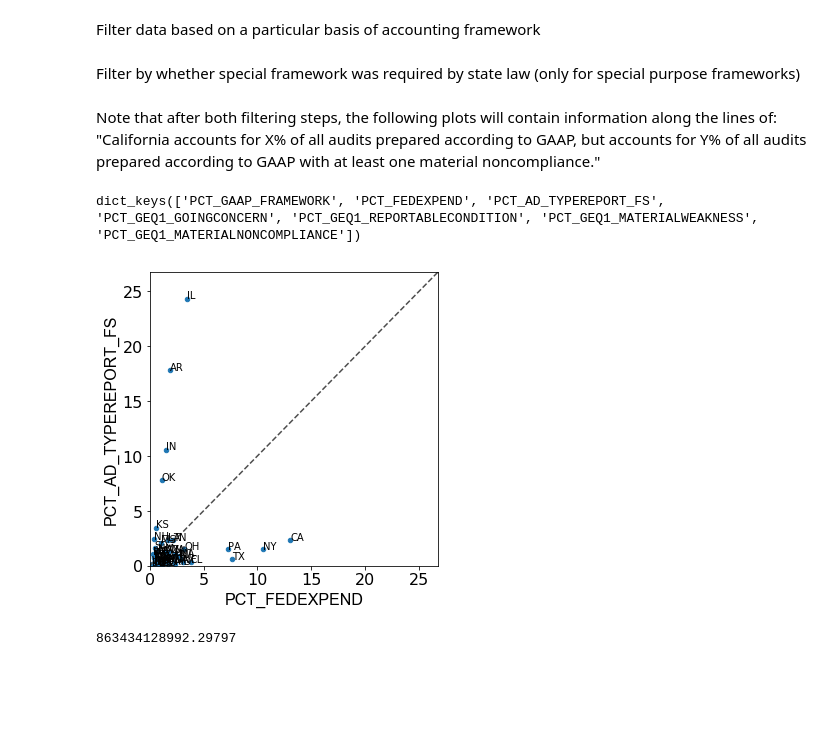
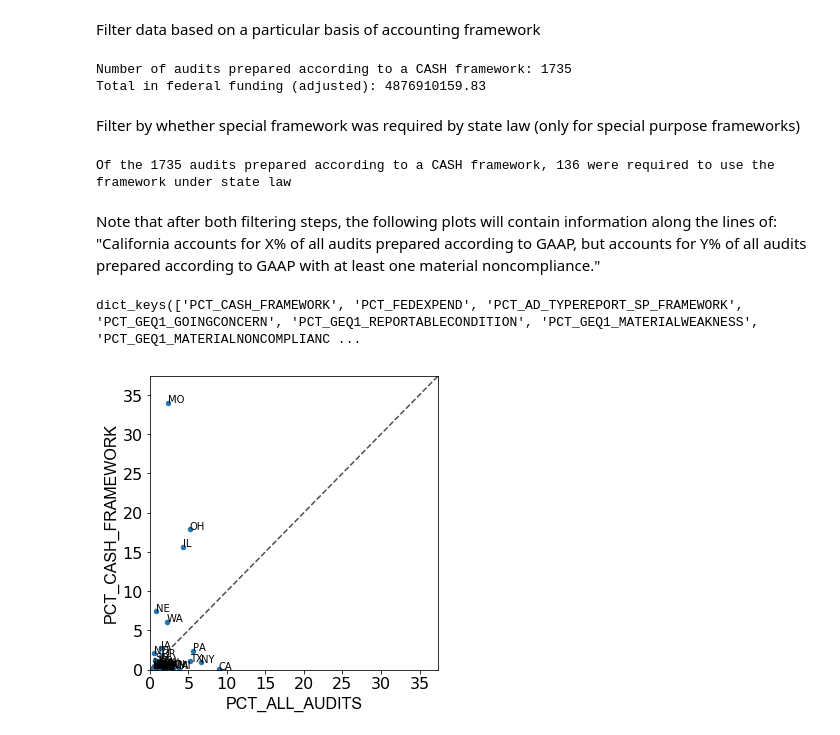
Before and after one commit to ihwang/fac, a Jupyter notebook: general_trends_states.ipynb, the cells around one changed output. Drawn from its saved outputs; the diff is of its cells as text; code cells hidden in the pictures; blank space fills up the shorter version.

```diff
--- a/general_trends_states.ipynb
+++ b/general_trends_states.ipynb
@@ -84,9 +95,17 @@ set(df_analysis['SP_FRAMEWORK'])
 # %% [markdown]
 Filter data based on a particular basis of accounting framework
 # %%
-framework = ''
+framework = 'CASH'
 df_financial = df_analysis[df_analysis['SP_FRAMEWORK'] == framework]
-if framework != '':
-    print('Number of audits prepared according to a %s special framework: %s' %(framework, len(df_financial)))
+
+if framework == '':
+    framework_str = 'GAAP'
+else:
+    framework_str = framework
+print('Number of audits prepared according to a %s framework: %s' %(framework_str, len(df_financial)))
+print('Total in federal funding (adjusted): %s' %df_financial['TOTFEDEXPEND_ADJUSTED'].sum())
+# %% [output]
+Number of audits prepared according to a CASH framework: 1735
+Total in federal funding (adjusted): 4876910159.83
 # %% [markdown]
 Filter by whether special framework was required by state law (only for special purpose frameworks)
@@ -96,3 +112,10 @@ Filter by whether special framework was required by state law (only for special
+# %%
+if framework != '':
+    df_financial_required = df_financial[df_financial['SP_FRAMEWORK_REQUIRED'] == 'Y']
+    print('Of the %s audits prepared according to a %s framework, %s were required to use the framework under state law'
+          %(len(df_financial), framework_str, len(df_financial_required)))
+# %% [output]
+Of the 1735 audits prepared according to a CASH framework, 136 were required to use the framework under state law
 # %% [markdown]
 Note that after both filtering steps, the following plots will contain information along the lines of: "California accounts for X% of all audits prepared according to GAAP, but accounts for Y% of all audits prepared according to GAAP with at least one material noncompliance."
 # %%
@@ -142,8 +165,10 @@ for sortby_fs in [
     'MATERIALNONCOMPLIANCE'
 ]:
     df_state_op = df_financial.groupby('STATE')[sortby_fs].value_counts().sort_index().unstack()
-    if sortby_fs == 'MATERIALWEAKNESS':
-        count_cols = ['2', '3', 'X', 'Y']
+    if set(df_financial[sortby_fs]) != set(['Y','N']):
+        count_cols = [
+            i for i in set(df_financial[sortby_fs]) if (i != 'N') and (i != '')
+        ]
     else:
         count_cols = ['Y']
     series_state_op_norm = 100 * \
@@ -155,51 +180,8 @@ for sortby_fs in [
 
 print(fs_series_dict.keys())
 # %% [output]
-dict_keys(['PCT_GAAP_FRAMEWORK', 'PCT_FEDEXPEND', 'PCT_AD_TYPEREPORT_FS', 'PCT_GEQ1_GOINGCONCERN', 'PCT_GEQ1_REPORTABLECONDITION', 'PCT_GEQ1_MATERIALWEAKNESS', 'PCT_GEQ1_MATERIALNONCOMPLIANCE'])
+dict_keys(['PCT_CASH_FRAMEWORK', 'PCT_FEDEXPEND', 'PCT_AD_TYPEREPORT_SP_FRAMEWORK', 'PCT_GEQ1_GOINGCONCERN', 'PCT_GEQ1_REPORTABLECONDITION', 'PCT_GEQ1_MATERIALWEAKNESS', 'PCT_GEQ1_MATERIALNONCOMPLIANC ...
-# %%
-series1 = 'PCT_FEDEXPEND'
-series2 = 'PCT_AD_TYPEREPORT_FS'
-
-fig, axes = plt.subplots(figsize=(5, 5))
-df_plot = pd.concat(
-    [fs_series_dict[series1].rename(series1), fs_series_dict[series2].rename(series2)],
-    axis=1, sort=True
-)
-axes_max = max(max(fs_series_dict[series1]), max(fs_series_dict[series2]))
-df_plot.dropna(inplace=True)
-plot = df_plot.plot(
-    x=series1, y=series2, kind='scatter', fontsize=16, ax=axes
-)
-for i, point in df_plot.iterrows():
-    axes.text(point[series1], point[series2], str(i))
-plot.set_xlabel(series1, fontsize=16, fontname='Arial')
-plot.set_ylabel(series2, fontsize=16, fontname='Arial')
-plot.set_ylim(bottom=0, top=1.1*axes_max)
-plot.set_xlim(left=0, right=1.1*axes_max)
-axes.plot(axes.get_xlim(), axes.get_ylim(), ls="--", c=".3")
-
-plt.tight_layout()
-plt.show()
-# %% [output]
-[figure, removed]
-# %%
-df_plot.sort_values(series2, ascending=False)
-state = 'IL'
-len(df_financial[df_financial['STATE'] == state]['TOTFEDEXPEND_ADJUSTED'])
-df_financial[df_financial['STATE'] == state]['TOTFEDEXPEND_ADJUSTED'].sum()
-# df_financial[df_financial['STATE'] == state][
-#     [
-#         'AUDITYEAR','STATE','AUDITEENAME', 'EIN','TYPEOFENTITY','TOTFEDEXPEND',
-#         'TYPEREPORT_SP_FRAMEWORK'
-# #         'TYPEREPORT_FS'
-#     ]
-# ]
-# df_financial[
-#     (df_financial['STATE'] == state) & \
-#     (df_financial['MATERIALWEAKNESS'] == 'Y')
-# #     (df_financial['MATERIALNONCOMPLIANCE'] == 'Y')
-# #     (df_financial['REPORTABLECONDITION'] == 'Y')
-# #     (df_financial['TYPEREPORT_FS'].str.contains('A|D', regex=True))
-# ]['TYPEOFENTITY'].value_counts()
-# %% [output]
-863434128992.29797
+# %%
+df_sp_framework_plot = plot_2d(series_dict, 'PCT_ALL_AUDITS', fs_series_dict, 'PCT_CASH_FRAMEWORK')
+# %% [output]
+[figure, added]
```
Also changed, not shown: parts of 10 cells of this notebook.
